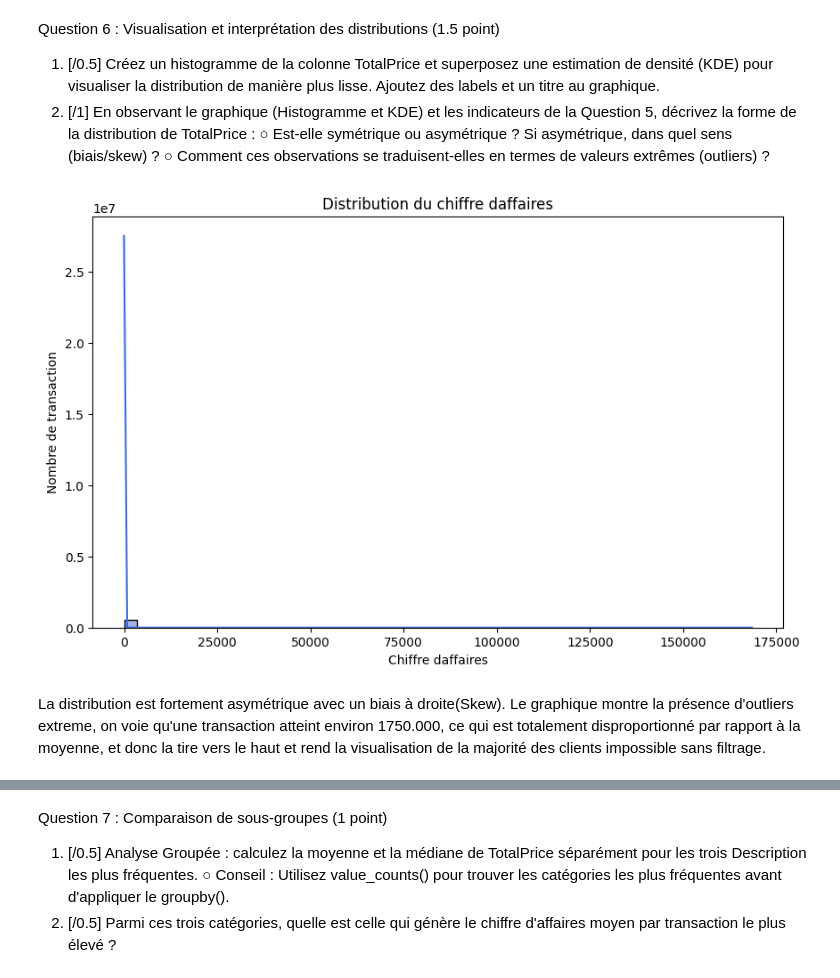
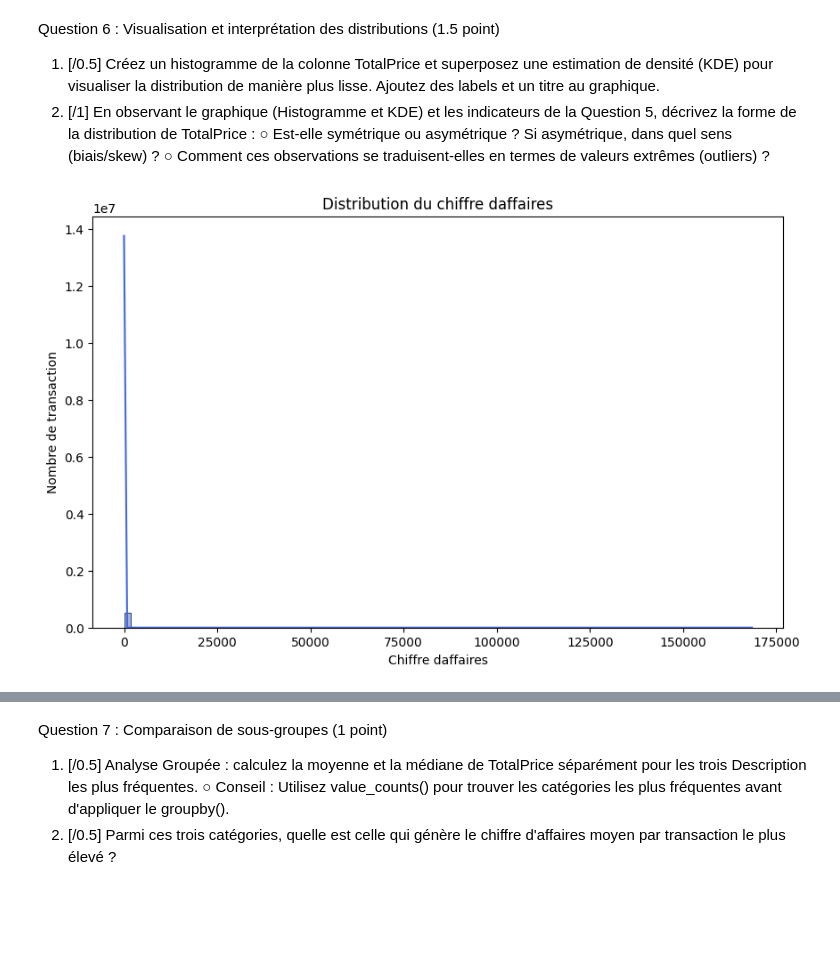
Before and after one commit to asaphmbere18-hub/analyse-predictive-ventes, a Jupyter notebook: Analyse_descriptive_et_prédictive_des_ventes_(Python).ipynb, the cells around one changed output, grey strips where cells are left out. Drawn from its saved outputs; the diff is of its cells as text; code cells hidden in the pictures; blank space fills up the shorter version.

```diff
--- a/Analyse_descriptive_et_prédictive_des_ventes_(Python).ipynb
+++ b/Analyse_descriptive_et_prédictive_des_ventes_(Python).ipynb
@@ -272,13 +272,11 @@ décrivez la forme de la distribution de TotalPrice :
 # %%
 # Créez un histogramme de la colonne TotalPrice et superposez une estimation de
 # densité (KDE) pour visualiser la distribution de manière plus lisse. Ajoutez des labels et un titre au graphique.
 plt.figure(figsize=(10, 6))
-sns.histplot(df_sales_clean['Totalprice'], kde=True, color='royalblue', bins=50)
+sns.histplot(df_sales_clean['Totalprice'], kde=True, color='royalblue', bins=100)
 plt.title('Distribution du chiffre d''affaires')
 plt.xlabel('Chiffre d''affaires')
 plt.ylabel('Nombre de transaction')
 plt.show()
 # %% [output]
-[figure, old version]
+[figure, new version]
-# %% [markdown]
-La distribution est fortement asymétrique avec un biais à droite(Skew). Le graphique montre la présence d'outliers extreme, on voie qu'une transaction atteint environ 1750.000, ce qui est totalement disproportionné par rapport à la moyenne, et donc la tire vers le haut et rend la visualisation de la majorité des clients impossible sans filtrage.
```
Also changed, not shown: parts of 1 cell of this notebook.
